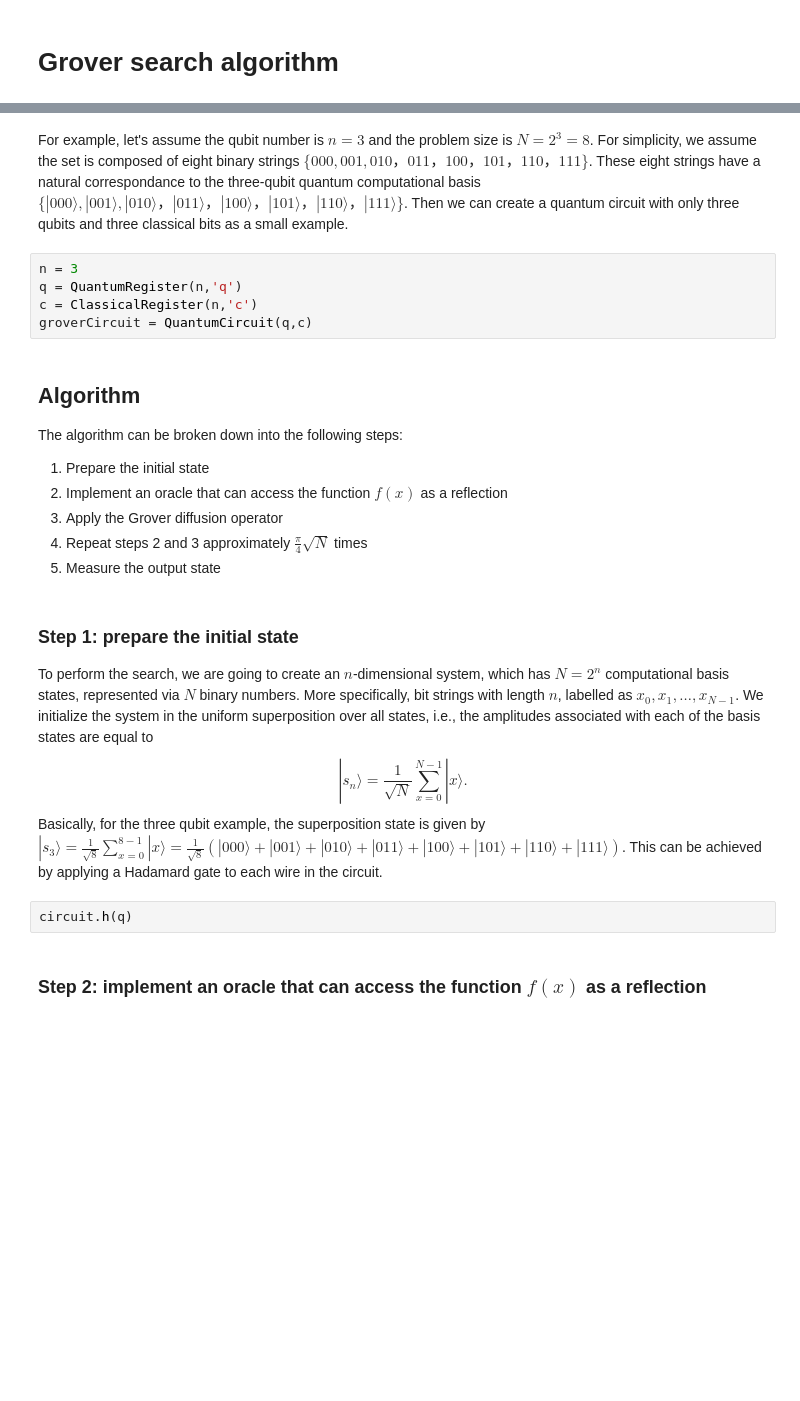
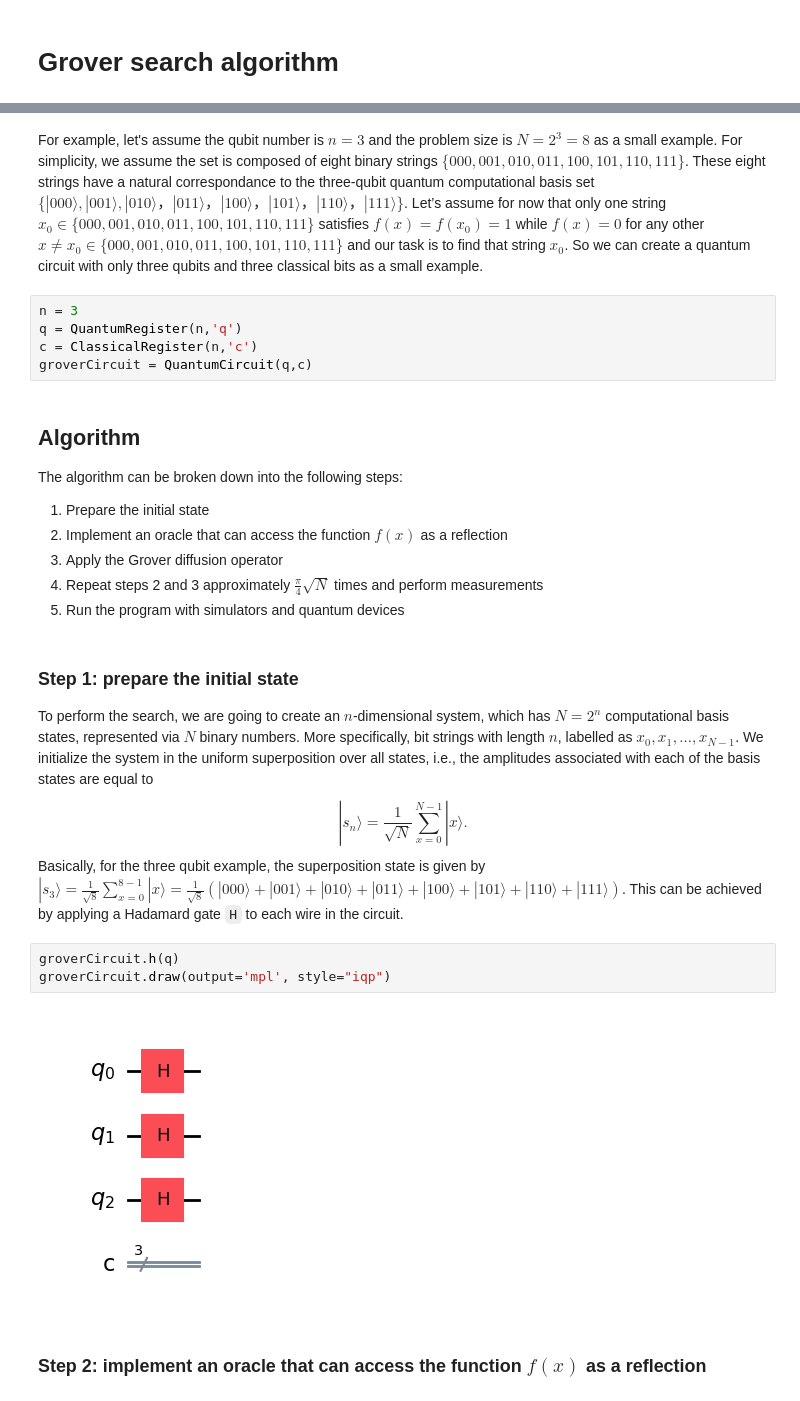
Before and after one commit to AlaricCheng/klass-workshop-hands-on, a Jupyter notebook: grover.ipynb, the cells around one changed output, grey strips where cells are left out. Cells and saved outputs as stored; diff of their text form; blank space fills up the shorter version.

Commit message:
Update the Grover algorithm tutorial, almost done.

```diff
--- a/grover.ipynb
+++ b/grover.ipynb
@@ -43,5 +63,5 @@ from qiskit_ibm_runtime import QiskitRuntimeService, Sampler, Batch
 # %% [markdown]
-For example, let's assume the qubit number is $n=3$ and the problem size is $N=2^3=8$. For simplicity, we assume the set is composed of eight binary strings $\{000, 001, 010， 011， 100， 101， 110， 111\}$. These eight strings have a natural correspondance to the three-qubit quantum computational basis $\{|000\rangle, |001\rangle, |010\rangle， |011\rangle， |100\rangle， |101\rangle， |110\rangle， |111\rangle\}$. Then we can create a quantum circuit with only three qubits and three classical bits as a small example.
+For example, let's assume the qubit number is $n=3$ and the problem size is $N=2^3=8$ as a small example. For simplicity, we assume the set is composed of eight binary strings $\{000, 001, 010, 011, 100, 101, 110, 111\}$. These eight strings have a natural correspondance to the three-qubit quantum computational basis set $\{|000\rangle, |001\rangle, |010\rangle， |011\rangle， |100\rangle， |101\rangle， |110\rangle， |111\rangle\}$. Let’s assume for now that only one string $x_0 \in \{000, 001, 010, 011, 100, 101, 110, 111\}$ satisfies $f(x)=f(x_0)=1$ while $f(x) = 0$ for any other $x \neq x_0 \in \{000, 001, 010, 011, 100, 101, 110, 111\}$  and our task is to find that string $x_0$. So we can create a quantum circuit with only three qubits and three classical bits as a small example.
 # %%
 n = 3
 q = QuantumRegister(n,'q')
@@ -53,15 +73,18 @@ The algorithm can be broken down into the following steps:
 1. Prepare the initial state
 2. Implement an oracle that can access the function $f(x)$ as a reflection
 3. Apply the Grover diffusion operator
-4. Repeat steps 2 and 3 approximately $\frac{\pi}{4}\sqrt{N}$ times
-5. Measure the output state
+4. Repeat steps 2 and 3 approximately $\frac{\pi}{4}\sqrt{N}$ times and perform measurements
+5. Run the program with simulators and quantum devices
 # %% [markdown]
 ### Step 1: prepare the initial state <a id='algPrepare'></a>
 To perform the search, we are going to create an $n$-dimensional system, which has $N=2^n$ computational basis states, represented via $N$ binary numbers. More specifically, bit strings with length $n$, labelled as $x_0,x_1,\dots,x_{N-1}$. We initialize the system in the uniform superposition over all states, i.e., the amplitudes associated with each of the basis states are equal to
 $$|s_n\rangle=\frac{1}{\sqrt{N}}\sum_{x=0}^{N-1}|x\rangle.$$
-Basically, for the three qubit example, the superposition state is given by $|s_3\rangle=\frac{1}{\sqrt{8}}\sum_{x=0}^{8-1}|x\rangle = \frac{1}{\sqrt{8}}(|000\rangle + |001\rangle + |010\rangle + |011\rangle + |100\rangle + |101\rangle + |110\rangle + |111\rangle)$. This can be achieved by applying a Hadamard gate to each wire in the circuit.
+Basically, for the three qubit example, the superposition state is given by $|s_3\rangle=\frac{1}{\sqrt{8}}\sum_{x=0}^{8-1}|x\rangle = \frac{1}{\sqrt{8}}(|000\rangle + |001\rangle + |010\rangle + |011\rangle + |100\rangle + |101\rangle + |110\rangle + |111\rangle)$. This can be achieved by applying a Hadamard gate `H` to each wire in the circuit.
-# %%
-circuit.h(q)
+# %%
+groverCircuit.h(q)
+groverCircuit.draw(output='mpl', style="iqp")
+# %% [output]
+[figure, added]
 # %% [markdown]
 ### Step 2: implement an oracle that can access the function $f(x)$ as a reflection <a id='algGrover'></a>
 # %% [markdown]
```
Also changed, not shown: parts of 41 cells of this notebook.
